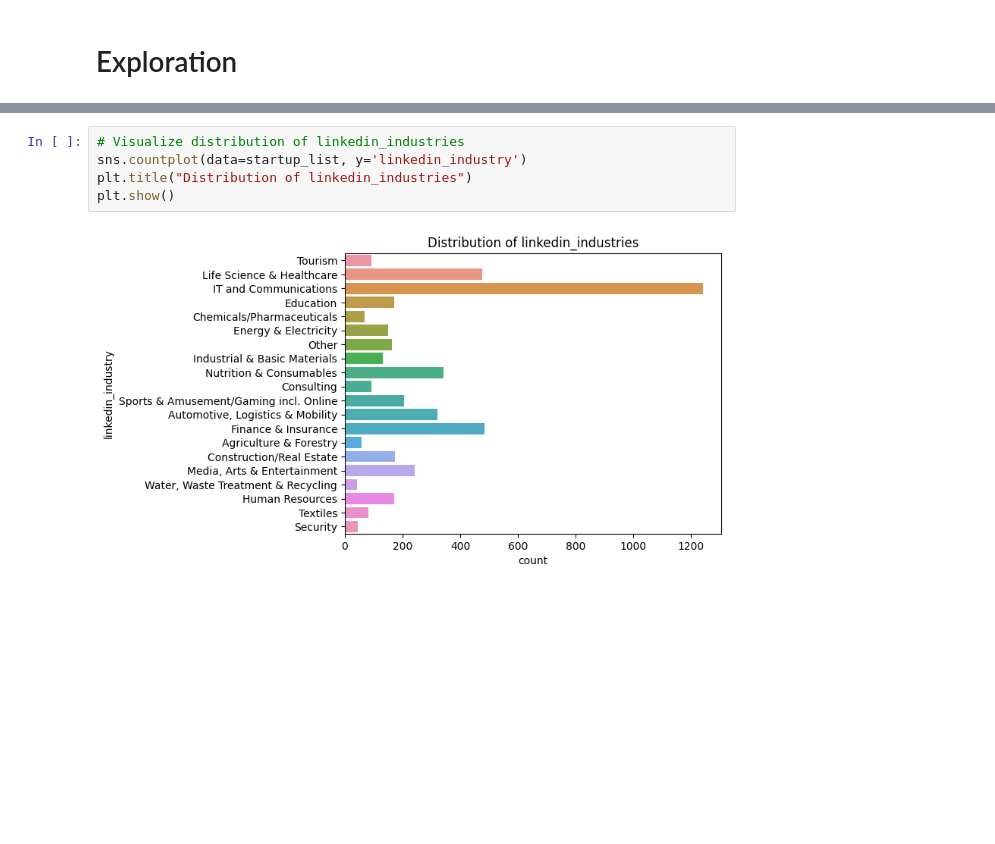
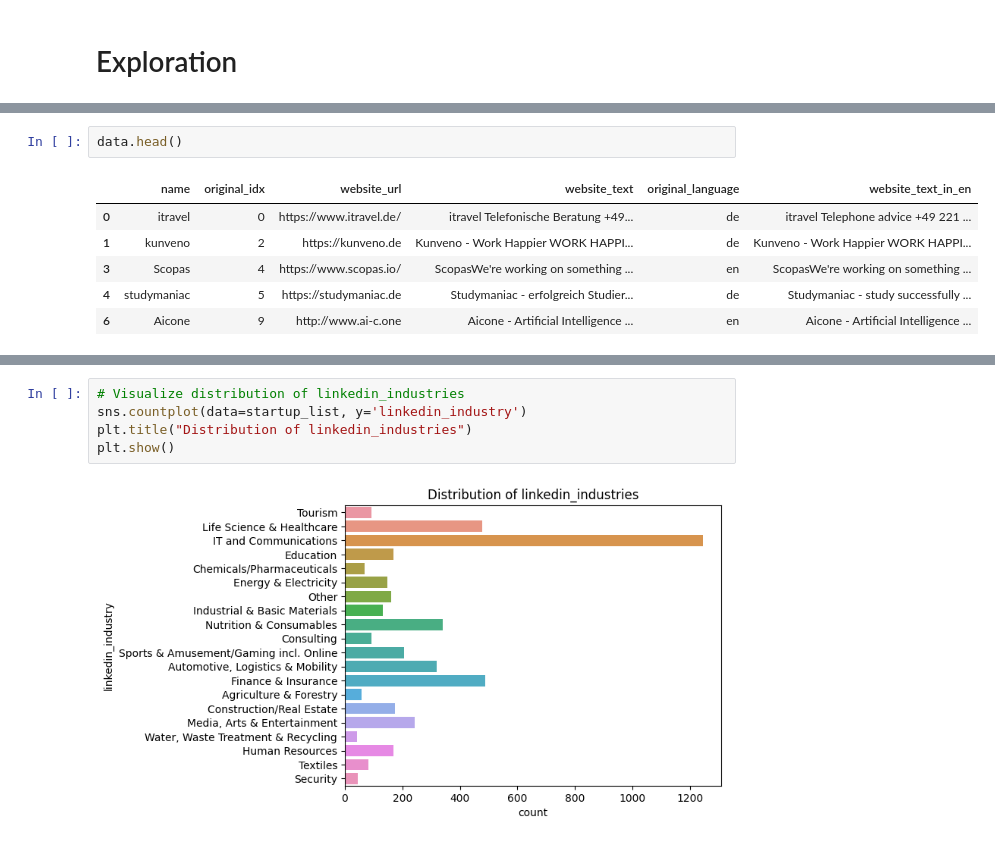
Before and after one commit to AleksandarIlievski/startup-clustering, a Jupyter notebook: notebooks/03 Feature Extraction/Exploration.ipynb, the cells around one changed output, grey strips where cells are left out. Saved outputs shown, nothing was run; the diff lists cells and outputs as text; blank space fills up the shorter version.

```diff
--- a/notebooks/03 Feature Extraction/Exploration.ipynb
+++ b/notebooks/03 Feature Extraction/Exploration.ipynb
@@ -19,0 +24,9 @@ startup_list.head()
+# %%
+data.head()
+# %% [output]
+|  | name | original_idx | website_url | website_text | original_language | website_text_in_en |
+| 0 | itravel | 0 | https://www.itravel.de/ | itravel Telefonische Beratung +49... | de | itravel Telephone advice +49 221 ... |
+| 1 | kunveno | 2 | https://kunveno.de | Kunveno - Work Happier WORK HAPPI... | de | Kunveno - Work Happier WORK HAPPI... |
+| 3 | Scopas | 4 | https://www.scopas.io/ | ScopasWe're working on something ... | en | ScopasWe're working on something ... |
+| 4 | studymaniac | 5 | https://studymaniac.de | Studymaniac - erfolgreich Studier... | de | Studymaniac - study successfully ... |
+| 6 | Aicone | 9 | http://www.ai-c.one | Aicone - Artificial Intelligence ... | en | Aicone - Artificial Intelligence ... |
```
Also changed, not shown: parts of 20 cells of this notebook.
